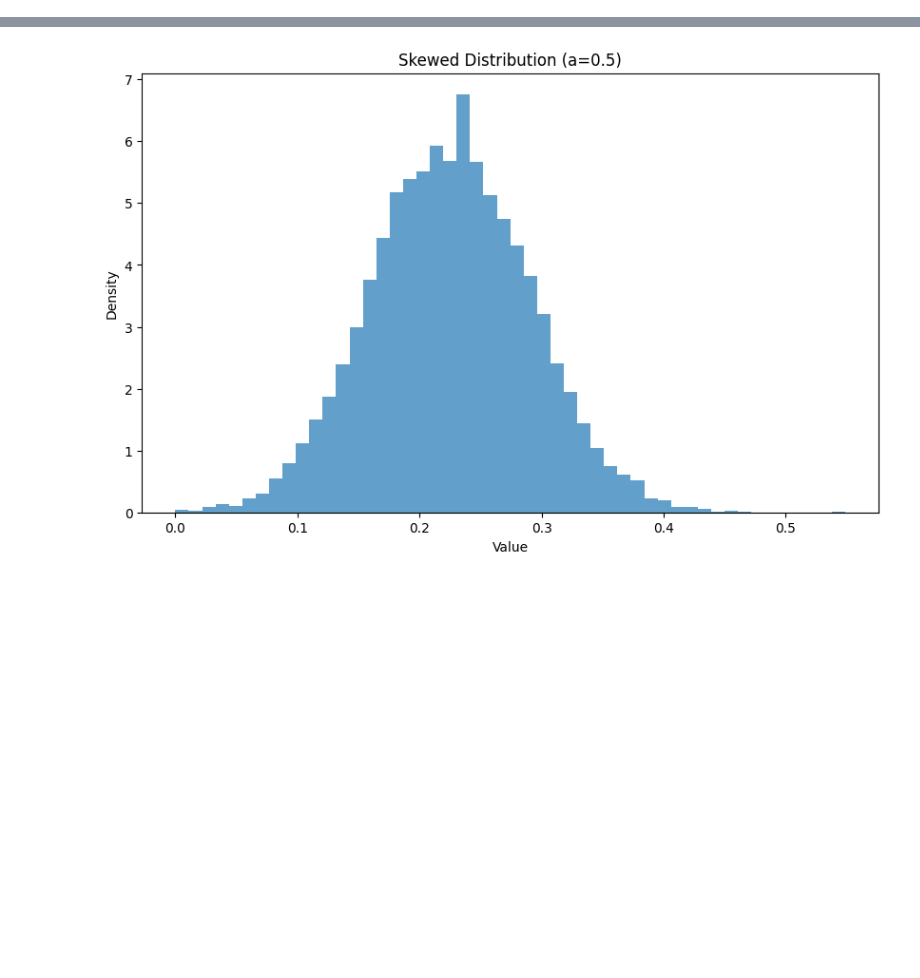
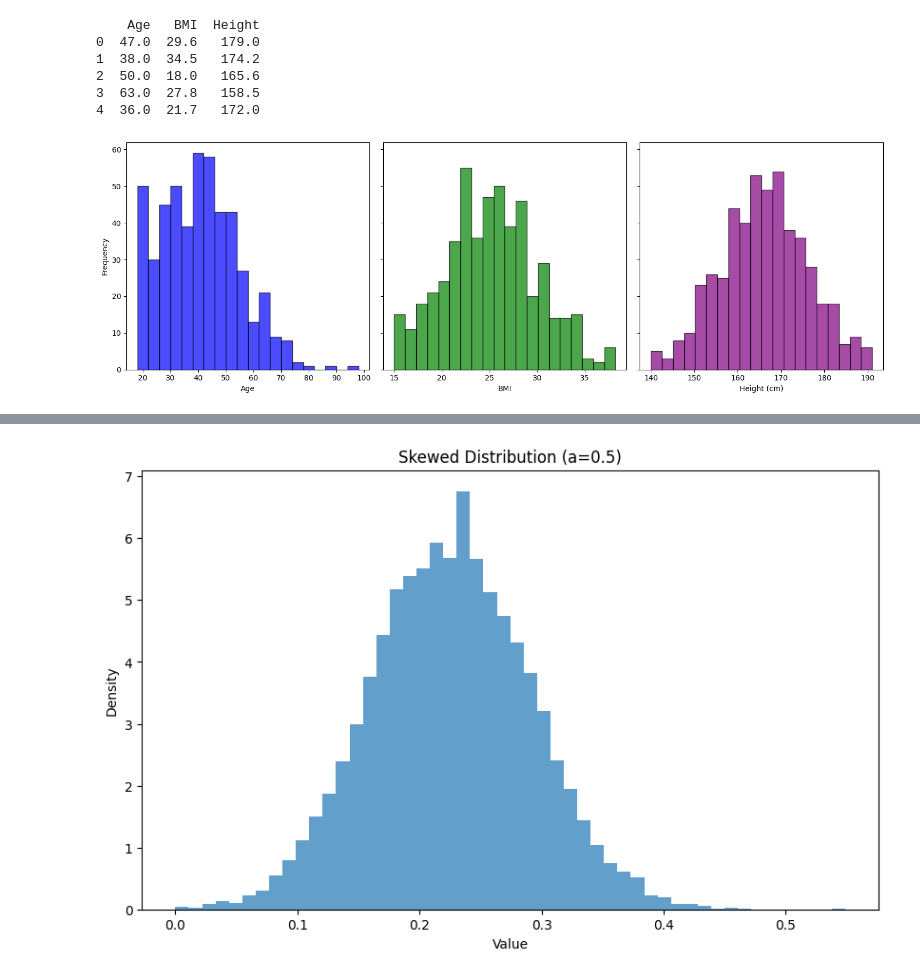
Before and after one commit to hmcooper1/cdmgroupwork, a Jupyter notebook: generate_data.ipynb, the cells around one changed output, grey strips where cells are left out. Drawn from its saved outputs; the diff is of its cells as text; code cells hidden in the pictures; blank space fills up the shorter version.

```diff
--- a/generate_data.ipynb
+++ b/generate_data.ipynb
@@ -63,6 +44,63 @@ def map_to_snp(value):
         return 1
     else:
         return 2
+# %%
+import pandas as pd
+import numpy as np
+import random
+import matplotlib.pyplot as plt
+import scipy.stats as stats
+
+# Create a simulated dataset of 500 rows for age, BMI, and height
+np.random.seed(42)
+
+# Age:
+age = np.random.normal(loc=40, scale=15, size=500)
+age = np.clip(age, 18, 122)  # Clipping to specified range
+
+# BMI:
+bmi = np.random.normal(loc=25, scale=5, size=500)
+bmi = np.clip(bmi, 15, 40)  # BMI range
+
+# Height:
+height = np.random.normal(loc=165, scale=10, size=500)
+height = np.clip(height, 140, 200)  # height range
+
+# Creating the DataFrame
+simulated_data = pd.DataFrame({
+    'Age': age.round(),
+    'BMI': bmi.round(1),
+    'Height': height.round(1)
+})
+
+# Display the first few rows of the dataset
+print(simulated_data.head())
+
+# Create a figure with multiple subplots
+fig, axes = plt.subplots(1, 3, figsize=(15, 5), sharey=True)
+
+# Plot histograms
+axes[0].hist(simulated_data['Age'], bins=20, color='blue', alpha=0.7, edgecolor='black')
+axes[0].set_xlabel('Age')
+axes[0].set_ylabel('Frequency')
+
+axes[1].hist(simulated_data['BMI'], bins=20, color='green', alpha=0.7, edgecolor='black')
+axes[1].set_xlabel('BMI')
+
+axes[2].hist(simulated_data['Height'], bins=20, color='purple', alpha=0.7, edgecolor='black')
+axes[2].set_xlabel('Height (cm)')
+
+# Adjust layout
+plt.tight_layout()
+plt.show()
+# %% [output]
+    Age   BMI  Height
+0  47.0  29.6   179.0
+1  38.0  34.5   174.2
+2  50.0  18.0   165.6
+3  63.0  27.8   158.5
+4  36.0  21.7   172.0
+[figure, added]
 # %%
 from faker import Faker
 
```
Also changed, not shown: parts of 9 cells of this notebook, 3 other files.
